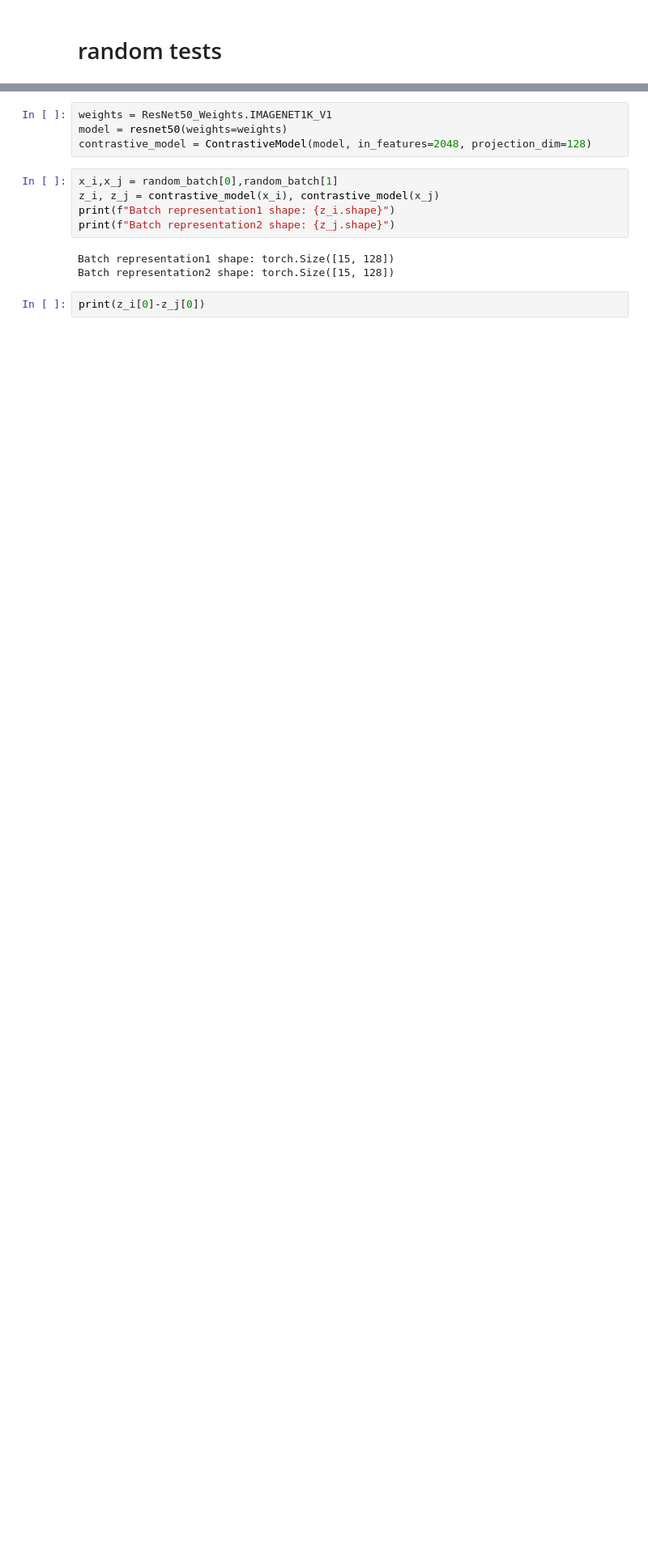
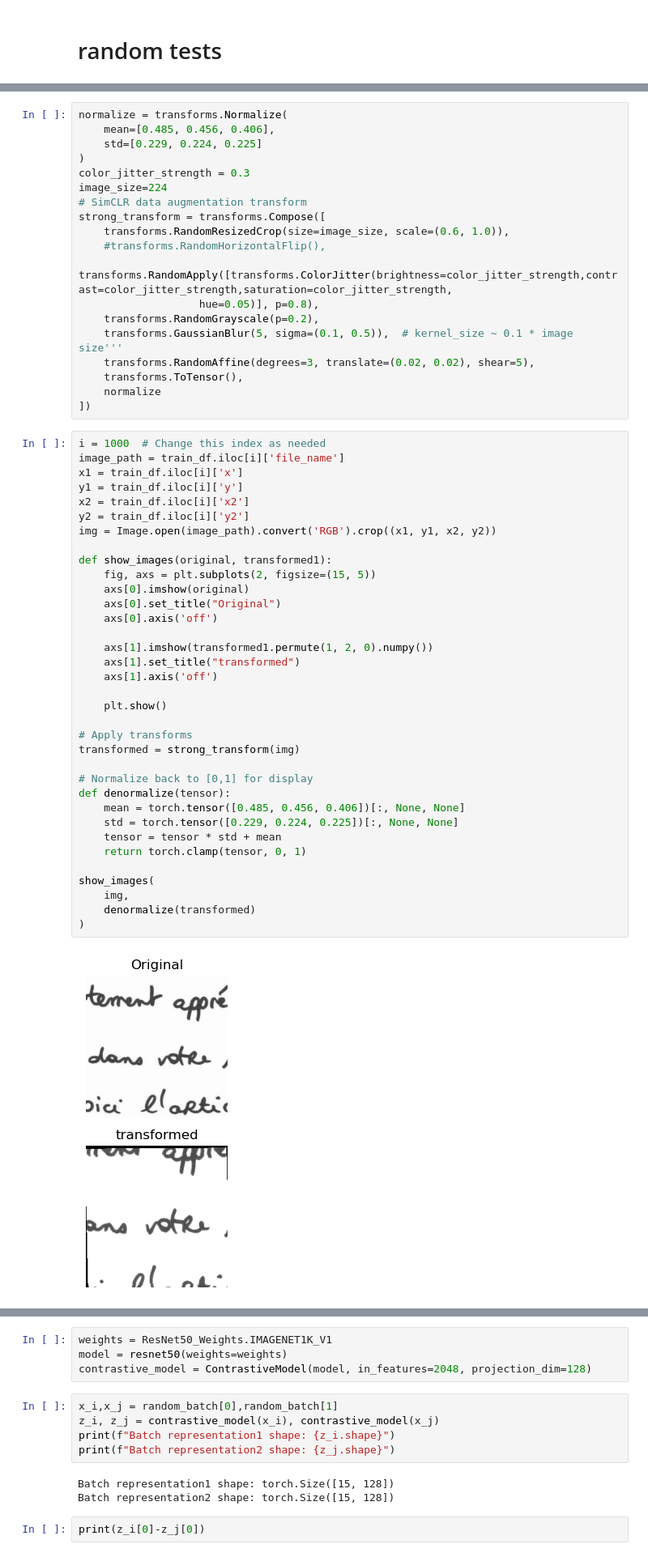
Before and after one commit to gitMorelli/gender_detection, a Jupyter notebook: notebooks/model_training/contrastive_pretraining_on_iam_rimes.ipynb, the cells around one changed output, grey strips where cells are left out. Shown at 81% size. Cells and saved outputs as stored; diff of their text form; blank space fills up the shorter version.

Commit message:
changes to the contrastive_pretraining and the fine_tune_clip notebooks

```diff
--- a/notebooks/model_training/contrastive_pretraining_on_iam_rimes.ipynb
+++ b/notebooks/model_training/contrastive_pretraining_on_iam_rimes.ipynb
@@ -748,0 +882,56 @@ file_IO.add_or_update_experiment(
+# %%
+normalize = transforms.Normalize(
+    mean=[0.485, 0.456, 0.406],
+    std=[0.229, 0.224, 0.225]
+)
+color_jitter_strength = 0.3
+image_size=224
+# SimCLR data augmentation transform
+strong_transform = transforms.Compose([
+    transforms.RandomResizedCrop(size=image_size, scale=(0.6, 1.0)),
+    #transforms.RandomHorizontalFlip(),
+    transforms.RandomApply([transforms.ColorJitter(brightness=color_jitter_strength,contrast=color_jitter_strength,saturation=color_jitter_strength,
+                   hue=0.05)], p=0.8),
+    transforms.RandomGrayscale(p=0.2),
+    transforms.GaussianBlur(5, sigma=(0.1, 0.5)),  # kernel_size ~ 0.1 * image size'''
+    transforms.RandomAffine(degrees=3, translate=(0.02, 0.02), shear=5),
+    transforms.ToTensor(),
+    normalize
+])
+# %%
+i = 1000  # Change this index as needed
+image_path = train_df.iloc[i]['file_name']
+x1 = train_df.iloc[i]['x']
+y1 = train_df.iloc[i]['y']
+x2 = train_df.iloc[i]['x2']
+y2 = train_df.iloc[i]['y2']
+img = Image.open(image_path).convert('RGB').crop((x1, y1, x2, y2))
+
+def show_images(original, transformed1):
+    fig, axs = plt.subplots(2, figsize=(15, 5))
+    axs[0].imshow(original)
+    axs[0].set_title("Original")
+    axs[0].axis('off')
+
+    axs[1].imshow(transformed1.permute(1, 2, 0).numpy())
+    axs[1].set_title("transformed")
+    axs[1].axis('off')
+
+    plt.show()
+
+# Apply transforms
+transformed = strong_transform(img)
+
+# Normalize back to [0,1] for display
+def denormalize(tensor):
+    mean = torch.tensor([0.485, 0.456, 0.406])[:, None, None]
+    std = torch.tensor([0.229, 0.224, 0.225])[:, None, None]
+    tensor = tensor * std + mean
+    return torch.clamp(tensor, 0, 1)
+
+show_images(
+    img,
+    denormalize(transformed)
+)
+# %% [output]
+[figure, added]
```
Also changed, not shown: parts of 12 cells of this notebook, 2 other files.
